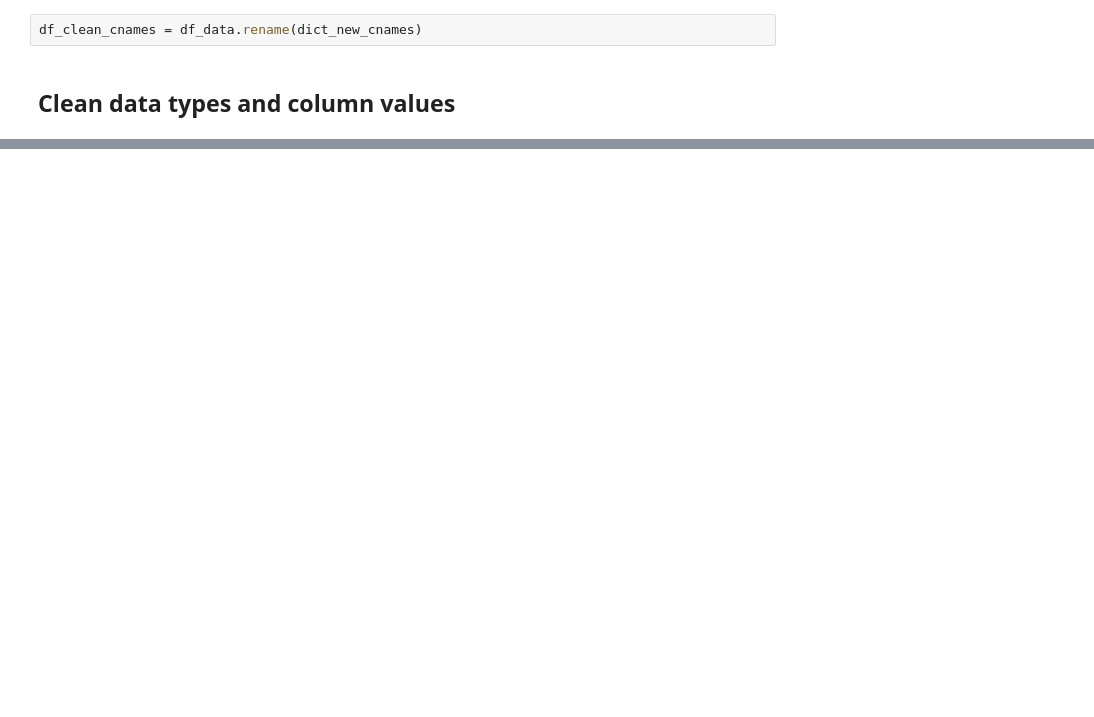
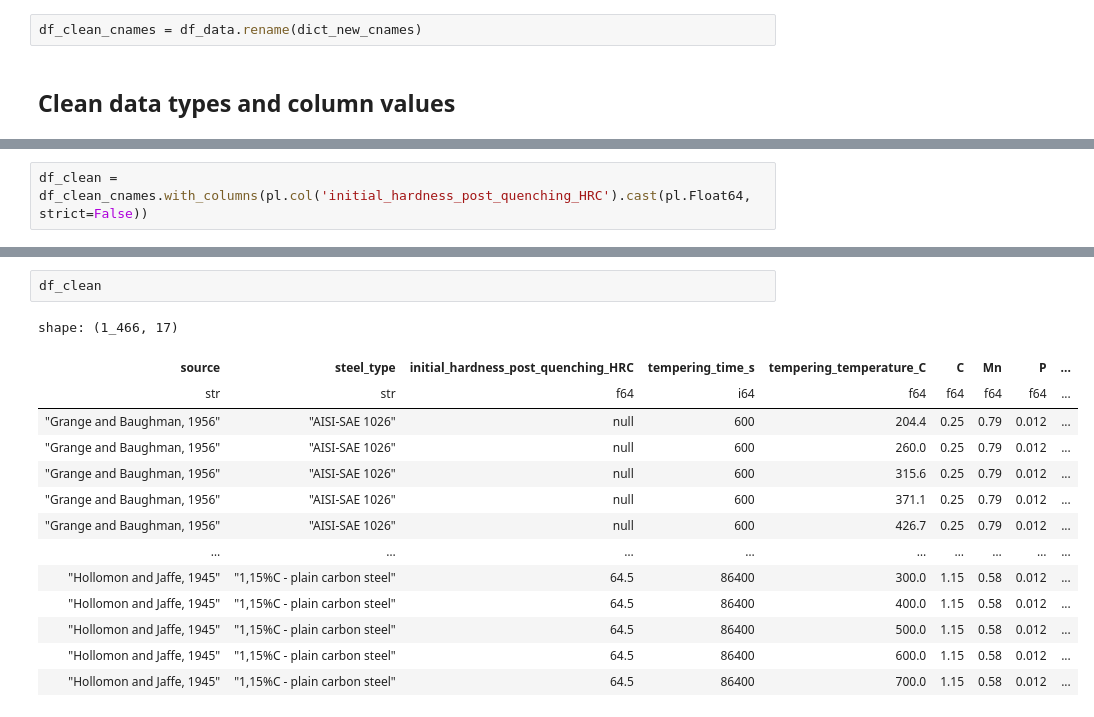
Before and after one commit to Nate-Sheibley/Mild-Steel-Tempering, a Jupyter notebook: 1-exploration_and_cleaning.ipynb, the cells around one changed output, grey strips where cells are left out. Saved outputs shown, nothing was run; the diff lists cells and outputs as text; blank space fills up the shorter version.

```diff
--- a/1-exploration_and_cleaning.ipynb
+++ b/1-exploration_and_cleaning.ipynb
@@ -157,0 +186,2 @@ Unknown initial hardness: 65%
+# %%
+df_clean = df_clean_cnames.with_columns(pl.col('initial_hardness_post_quenching_HRC').cast(pl.Float64, strict=False))
@@ -157,0 +197,17 @@ Unknown initial hardness: 65%
+# %%
+df_clean
+# %% [output]
+shape: (1_466, 17)
+| source | steel_type | initial_hardness_post_quenching_HRC | tempering_time_s | tempering_temperature_C | C | Mn | P | ... |
+| str | str | f64 | i64 | f64 | f64 | f64 | f64 | ... |
+| "Grange and Baughman, 1956" | "AISI-SAE 1026" | null | 600 | 204.4 | 0.25 | 0.79 | 0.012 | ... |
+| "Grange and Baughman, 1956" | "AISI-SAE 1026" | null | 600 | 260.0 | 0.25 | 0.79 | 0.012 | ... |
+| "Grange and Baughman, 1956" | "AISI-SAE 1026" | null | 600 | 315.6 | 0.25 | 0.79 | 0.012 | ... |
+| "Grange and Baughman, 1956" | "AISI-SAE 1026" | null | 600 | 371.1 | 0.25 | 0.79 | 0.012 | ... |
+| "Grange and Baughman, 1956" | "AISI-SAE 1026" | null | 600 | 426.7 | 0.25 | 0.79 | 0.012 | ... |
+| … | … | … | … | … | … | … | … | ... |
+| "Hollomon and Jaffe, 1945" | "1,15%C - plain carbon steel" | 64.5 | 86400 | 300.0 | 1.15 | 0.58 | 0.012 | ... |
+| "Hollomon and Jaffe, 1945" | "1,15%C - plain carbon steel" | 64.5 | 86400 | 400.0 | 1.15 | 0.58 | 0.012 | ... |
+| "Hollomon and Jaffe, 1945" | "1,15%C - plain carbon steel" | 64.5 | 86400 | 500.0 | 1.15 | 0.58 | 0.012 | ... |
+| "Hollomon and Jaffe, 1945" | "1,15%C - plain carbon steel" | 64.5 | 86400 | 600.0 | 1.15 | 0.58 | 0.012 | ... |
+| "Hollomon and Jaffe, 1945" | "1,15%C - plain carbon steel" | 64.5 | 86400 | 700.0 | 1.15 | 0.58 | 0.012 | ... |
```
Also changed, not shown: parts of 15 cells of this notebook, 5 other files.
